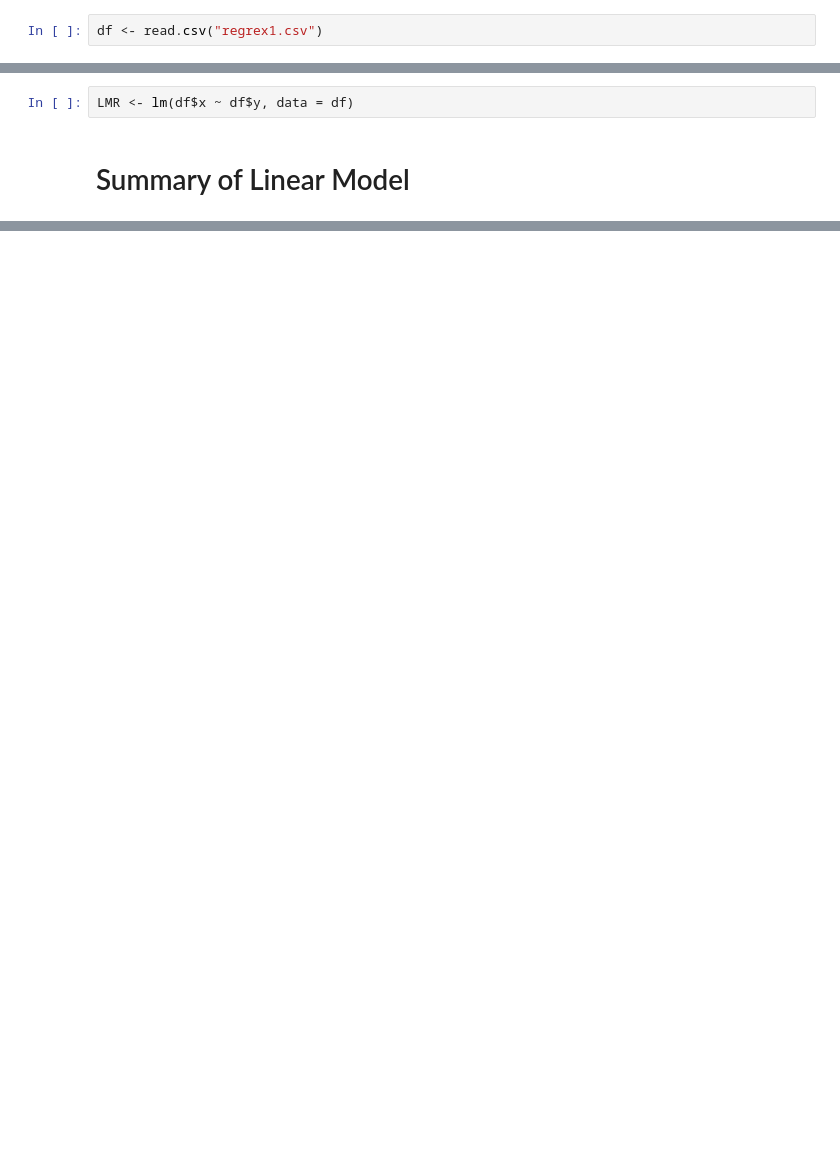
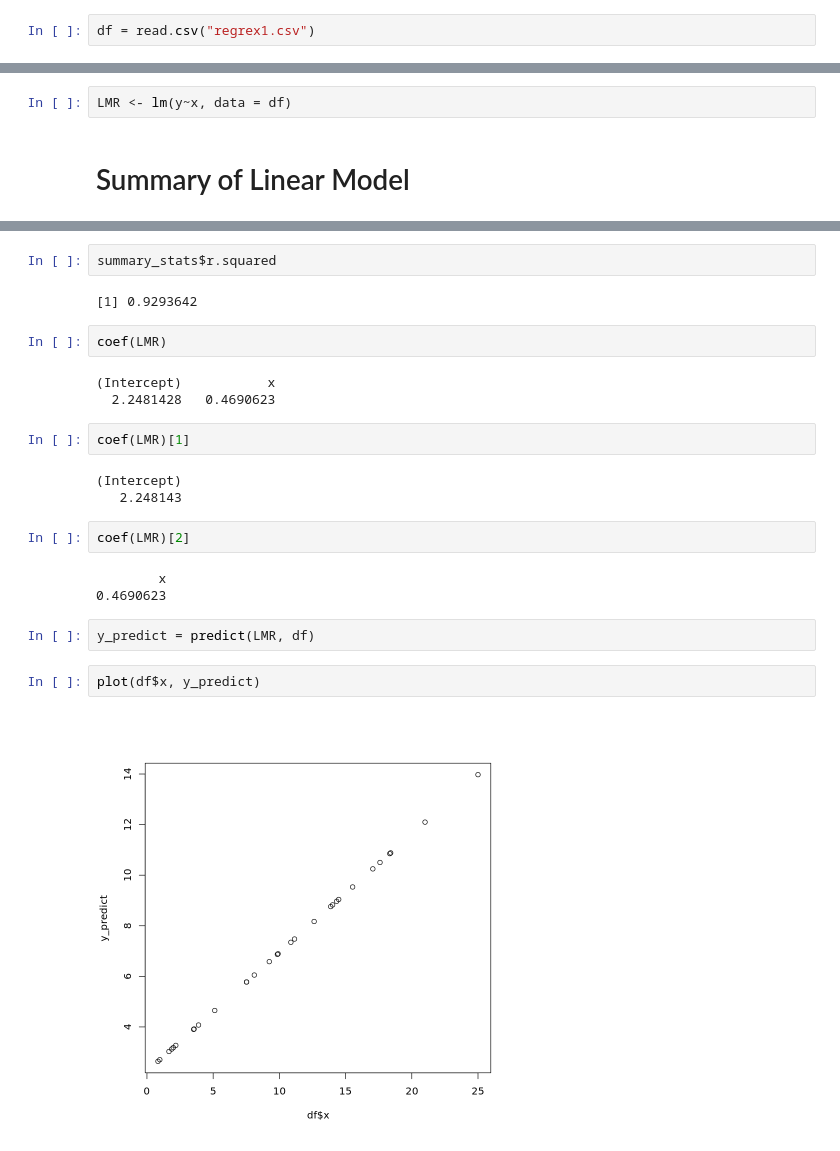
Before and after one commit to ZianneO/BSGP-LM, a Jupyter notebook: lmR.ipynb, the cells around one changed output, grey strips where cells are left out. Cells and saved outputs as stored; diff of their text form; blank space fills up the shorter version.

Commit message:
plot of LM added

```diff
--- a/lmR.ipynb
+++ b/lmR.ipynb
@@ -3,7 +3,7 @@
 # %% [markdown]
 ### Reading in the csv file
 # %%
-df <- read.csv("regrex1.csv")
+df = read.csv("regrex1.csv")
 # %%
 is.data.frame(df)
 # %% [output]
@@ -25,4 +34,4 @@ plot(df$x, df$y)
 # %%
-LMR <- lm(df$x ~ df$y, data = df)
+LMR <- lm(y~x, data = df)
 # %% [markdown]
 # Summary of Linear Model
@@ -48,0 +62,25 @@ F-statistic: 368.4 on 1 and 28 DF,  p-value: < 2.2e-16
+# %%
+summary_stats$r.squared
+# %% [output]
+[1] 0.9293642
+# %%
+coef(LMR)
+# %% [output]
+(Intercept)           x
+  2.2481428   0.4690623
+# %%
+coef(LMR)[1]
+# %% [output]
+(Intercept)
+   2.248143
+# %%
+coef(LMR)[2]
+# %% [output]
+        x
+0.4690623
+# %%
+y_predict = predict(LMR, df)
+# %%
+plot(df$x, y_predict)
+# %% [output]
+[figure, added]
```
Also changed, not shown: parts of 5 cells of this notebook.
